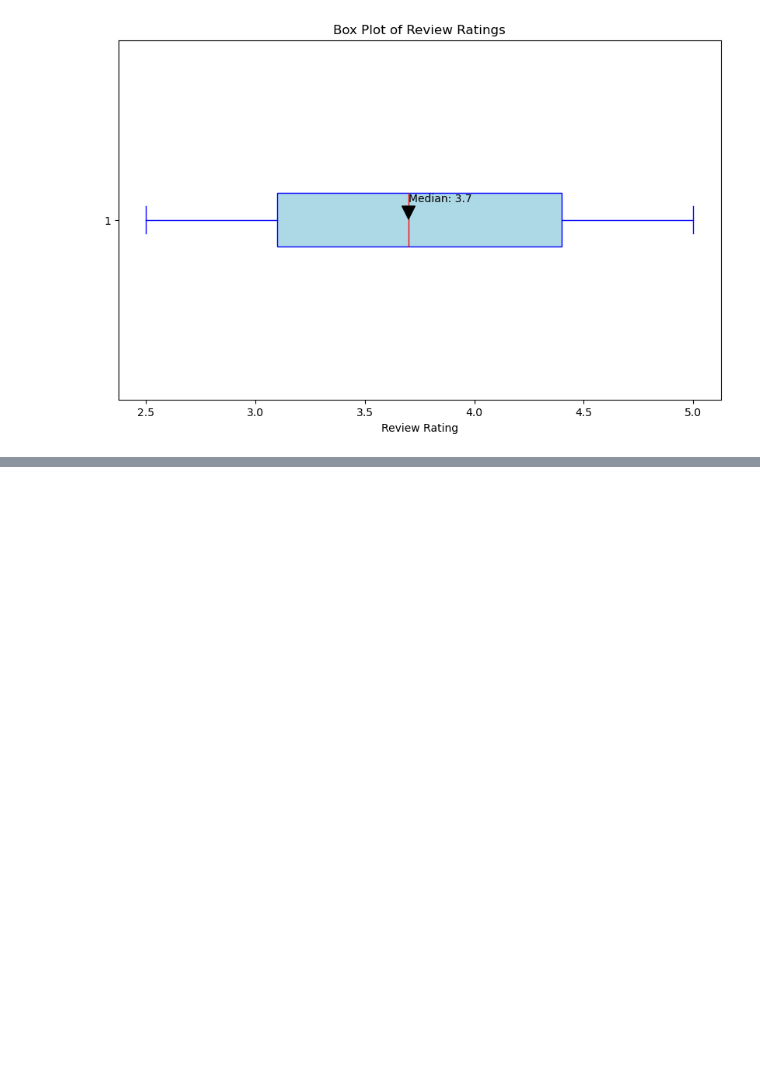
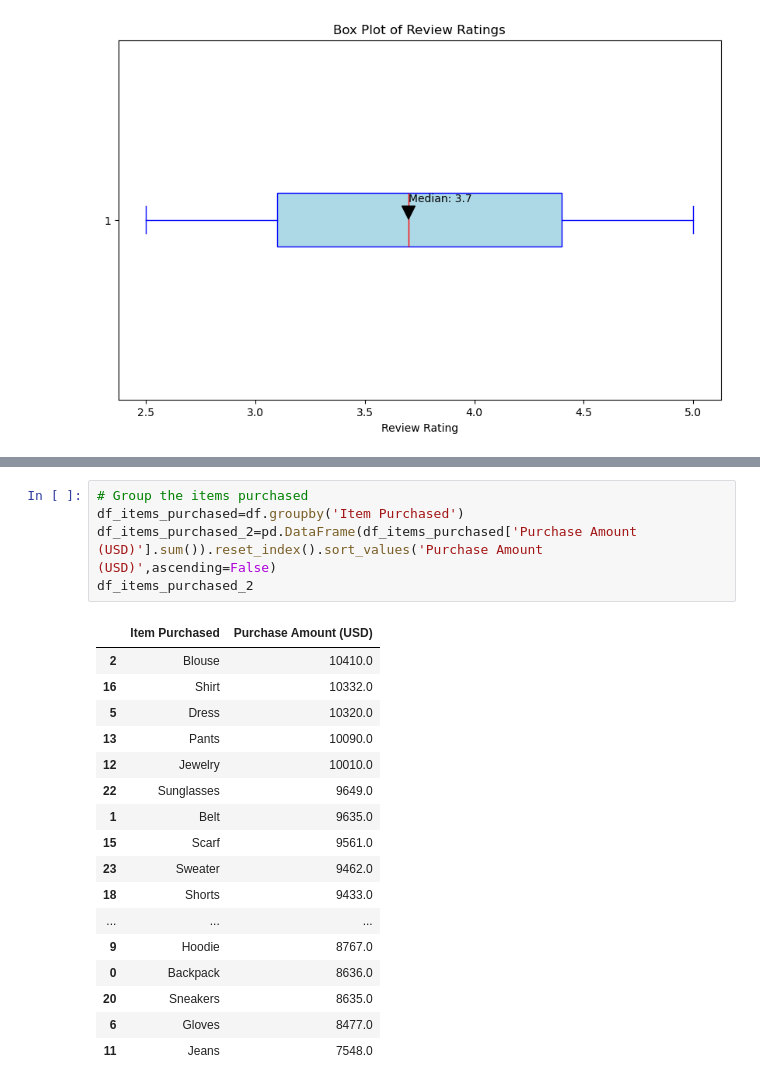
Before and after one commit to luisrodriguezror/project4, a Jupyter notebook: Data_Setup.ipynb, the cells around one changed output, grey strips where cells are left out. Drawn from its saved outputs; the diff is of its cells as text; blank space fills up the shorter version.

```diff
--- a/Data_Setup.ipynb
+++ b/Data_Setup.ipynb
@@ -218,0 +238,23 @@ plt.show()
+# %%
+# Group the items purchased
+df_items_purchased=df.groupby('Item Purchased')
+df_items_purchased_2=pd.DataFrame(df_items_purchased['Purchase Amount (USD)'].sum()).reset_index().sort_values('Purchase Amount (USD)',ascending=False)
+df_items_purchased_2
+# %% [output]
+|  | Item Purchased | Purchase Amount (USD) |
+| 2 | Blouse | 10410.0 |
+| 16 | Shirt | 10332.0 |
+| 5 | Dress | 10320.0 |
+| 13 | Pants | 10090.0 |
+| 12 | Jewelry | 10010.0 |
+| 22 | Sunglasses | 9649.0 |
+| 1 | Belt | 9635.0 |
+| 15 | Scarf | 9561.0 |
+| 23 | Sweater | 9462.0 |
+| 18 | Shorts | 9433.0 |
+| ... | ... | ... |
+| 9 | Hoodie | 8767.0 |
+| 0 | Backpack | 8636.0 |
+| 20 | Sneakers | 8635.0 |
+| 6 | Gloves | 8477.0 |
+| 11 | Jeans | 7548.0 |
```
Also changed, not shown: parts of 4 cells of this notebook.
